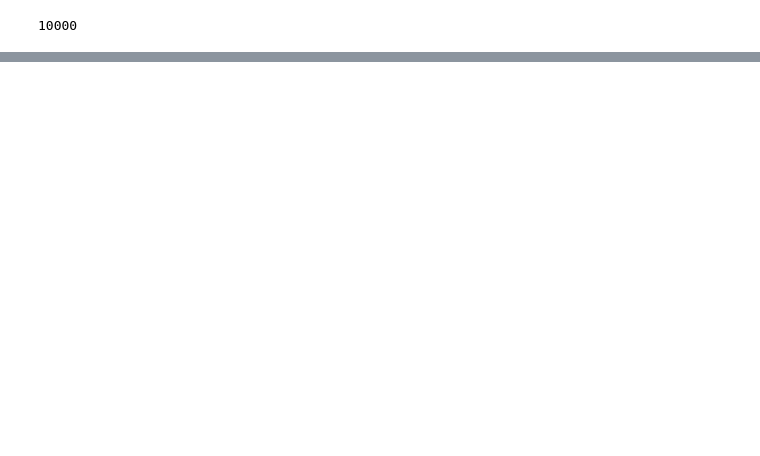
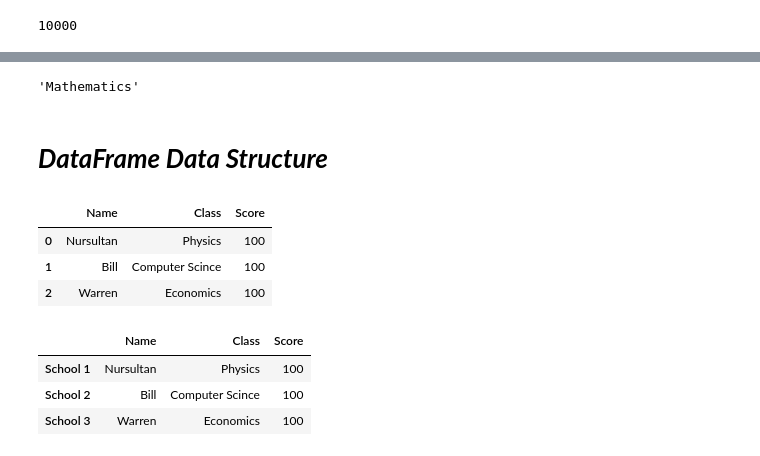
Before and after one commit to nurskurmanbekov/Applied-Data-Science-with-Python, a Jupyter notebook: Week_2.ipynb, the cells around one changed output, grey strips where cells are left out. Drawn from its saved outputs; the diff is of its cells as text; code cells hidden in the pictures; blank space fills up the shorter version.

```diff
--- a/Week_2.ipynb
+++ b/Week_2.ipynb
@@ -273,0 +354,6 @@ if count !=  5:
+# %%
+all_student.loc['Kudya']
+# %% [output]
+'Mathematics'
+# %% [markdown]
+# ***DataFrame Data Structure***
@@ -273,0 +362,19 @@ if count !=  5:
+# %%
+record1 = pd.Series({'Name' : 'Nursultan',
+                     'Class' : 'Physics',
+                     'Score' : 100})
+record2 = pd.Series({'Name' : 'Bill',
+                     'Class' : 'Computer Scince',
+                     'Score' : 100})
+record3 = pd.Series({'Name' : 'Warren',
+                     'Class' : 'Economics',
+                     'Score' : 100})
+# %%
+df = pd.DataFrame([record1, record2, record3],)
+# %%
+df
+# %% [output]
+|  | Name | Class | Score |
+| 0 | Nursultan | Physics | 100 |
+| 1 | Bill | Computer Scince | 100 |
+| 2 | Warren | Economics | 100 |
@@ -273,0 +383,7 @@ if count !=  5:
+# %%
+df2
+# %% [output]
+|  | Name | Class | Score |
+| School 1 | Nursultan | Physics | 100 |
+| School 2 | Bill | Computer Scince | 100 |
+| School 3 | Warren | Economics | 100 |
```
Also changed, not shown: parts of 23 cells of this notebook.
